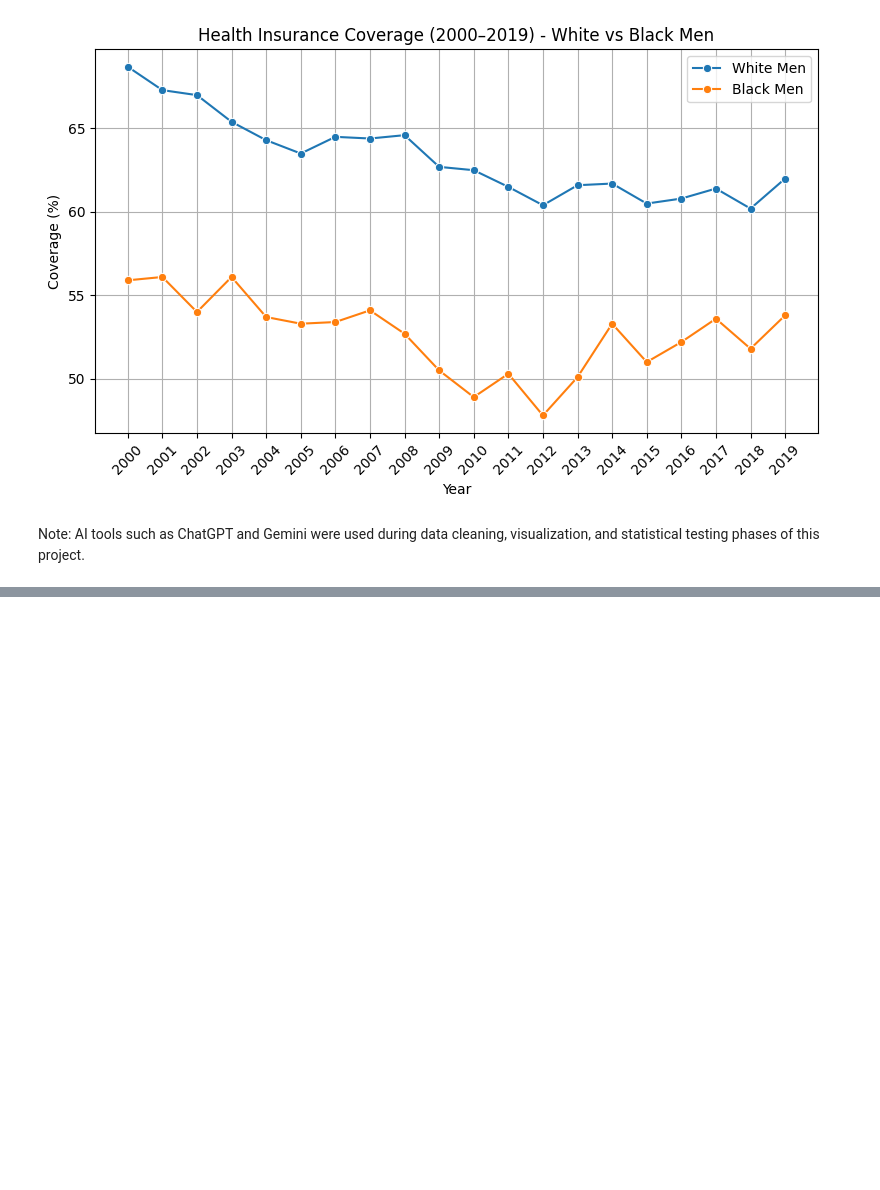
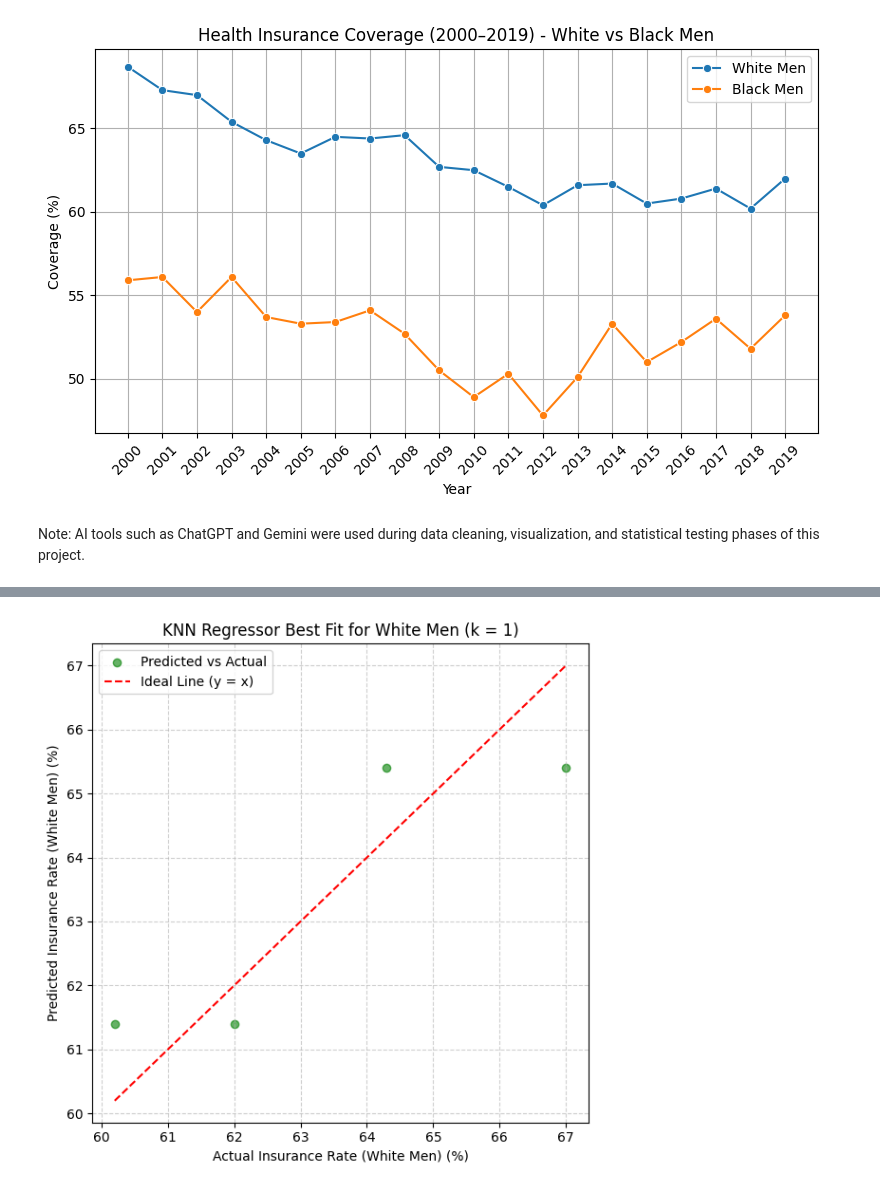
Before and after one commit to esintopaktas/DSA-210, a Jupyter notebook: Wage_Insurance_Hypothesis_Preprocessing_and_Testing.ipynb, the cells around one changed output, grey strips where cells are left out. Saved outputs shown, nothing was run; the diff lists cells and outputs as text; code cells hidden in the pictures; blank space fills up the shorter version.

```diff
--- a/Wage_Insurance_Hypothesis_Preprocessing_and_Testing.ipynb
+++ b/Wage_Insurance_Hypothesis_Preprocessing_and_Testing.ipynb
@@ -204,0 +401,55 @@ Note: AI tools such as ChatGPT and Gemini were used during data cleaning, visual
+# %%
+import pandas as pd
+import numpy as np
+import matplotlib.pyplot as plt
+from sklearn.model_selection import train_test_split
+from sklearn.neighbors import KNeighborsRegressor
+from sklearn.metrics import r2_score, mean_squared_error
+
+
+df = pd.read_csv("Preprocessed_Dataset_for_Hypothesis_Testing.csv")
+
+
+X = df[['white_men_average']]
+y = df['white_men']
+
+
+X_train, X_test, y_train, y_test = train_test_split(
+    X, y, test_size=0.2, random_state=42)
+
+
+k_values = [1, 3, 5, 7, 10, 15]
+best_k = None
+best_r2 = -np.inf
+best_rmse = None
+
+for k in k_values:
+    knn = KNeighborsRegressor(n_neighbors=k)
+    knn.fit(X_train, y_train)
+    preds = knn.predict(X_test)
+    r2 = r2_score(y_test, preds)
+    rmse = np.sqrt(mean_squared_error(y_test, preds))
+
+    if r2 > best_r2:
+        best_k = k
+        best_r2 = r2
+        best_rmse = rmse
+
+
+knn_best = KNeighborsRegressor(n_neighbors=best_k)
+knn_best.fit(X_train, y_train)
+y_pred_best = knn_best.predict(X_test)
+
+
+plt.figure(figsize=(6, 6))
+plt.scatter(y_test, y_pred_best, alpha=0.6, color='green', label='Predicted vs Actual')
+plt.plot([y_test.min(), y_test.max()], [y_test.min(), y_test.max()], 'r--', label='Ideal Line (y = x)')
+plt.xlabel("Actual Insurance Rate (White Men) (%)")
+plt.ylabel("Predicted Insurance Rate (White Men) (%)")
+plt.title(f"KNN Regressor Best Fit for White Men (k = {best_k})")
+plt.legend()
+plt.grid(True, linestyle='--', alpha=0.6)
+plt.tight_layout()
+plt.show()
+# %% [output]
+[figure, added]
```
Also changed, not shown: parts of 40 cells of this notebook.
